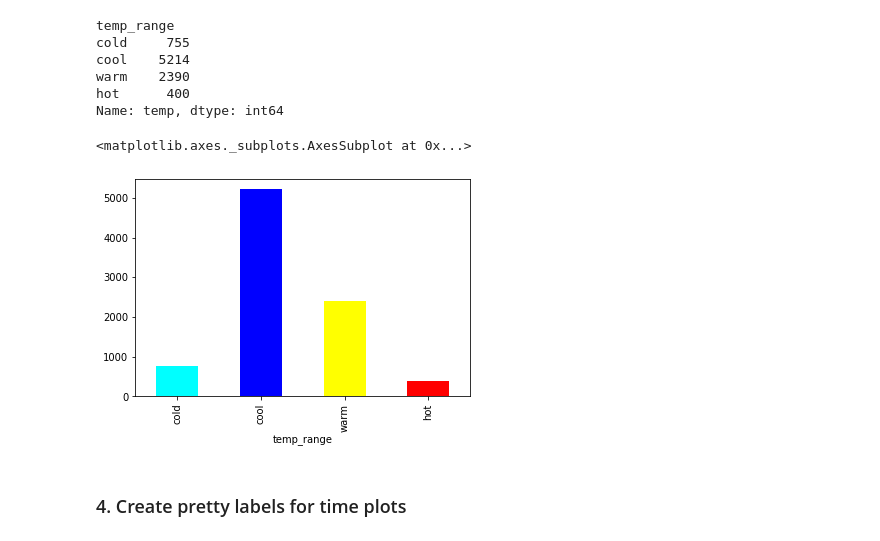
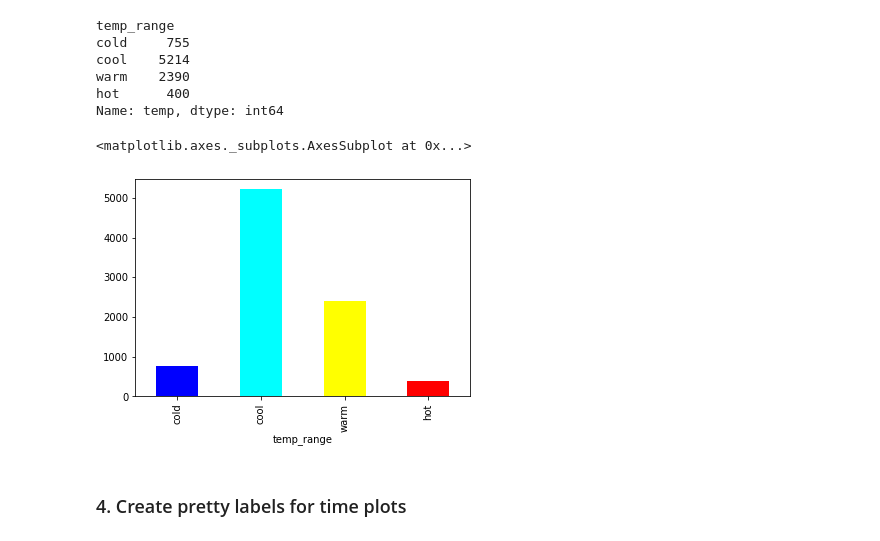
Before and after one commit to AI-Gomez/time-series-exercises, a Jupyter notebook: time-series-manipulation.ipynb, the cells around one changed output. Saved outputs shown, nothing was run; the diff lists cells and outputs as text; code cells hidden in the pictures.

```diff
--- a/time-series-manipulation.ipynb
+++ b/time-series-manipulation.ipynb
@@ -983,6 +1087,8 @@ Name: temp_range, dtype: int64
 # %% [markdown]
 ### 3. How does the occurances of these 4 categories change month over month? i.e. how many days have each distinction? Visualize this and give the visual appropriate colors for each category.
 # %%
+df4 = df4.set_index('date').sort_index()
+
 mth_mth = df4.groupby('temp_range')['temp'].count()
 # %%
 mth_mth
@@ -994,9 +1100,9 @@ warm    2390
 hot      400
 Name: temp, dtype: int64
 # %%
-mth_mth.plot.bar(color = ['cyan','blue','yellow','red'])
+mth_mth.plot.bar(color = ['blue','cyan','yellow','red'])
 # %% [output]
 <matplotlib.axes._subplots.AxesSubplot at 0x...>
-[figure, old version]
+[figure, new version]
 # %% [markdown]
 ### 4. Create pretty labels for time plots
```
Also changed, not shown: parts of 15 cells of this notebook.
